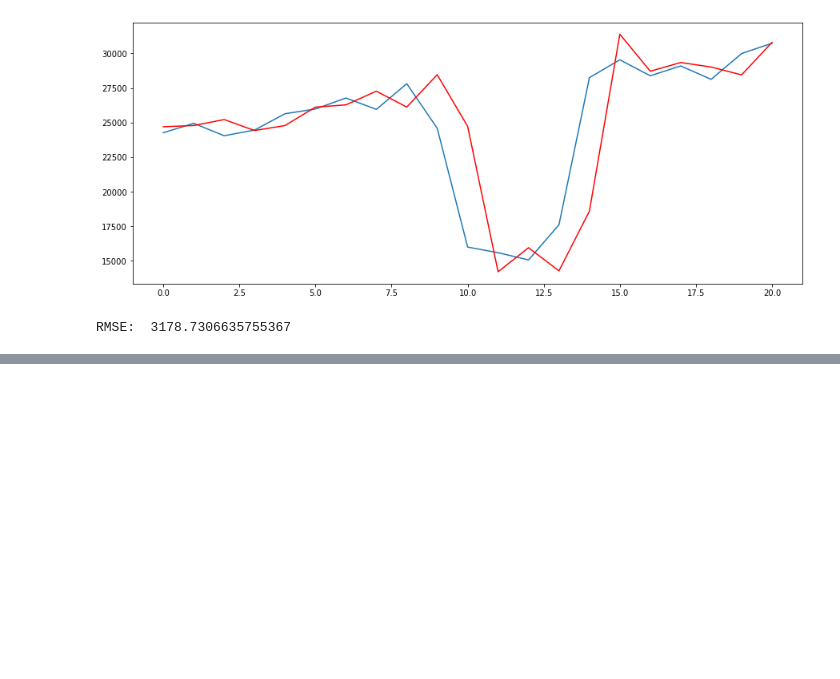
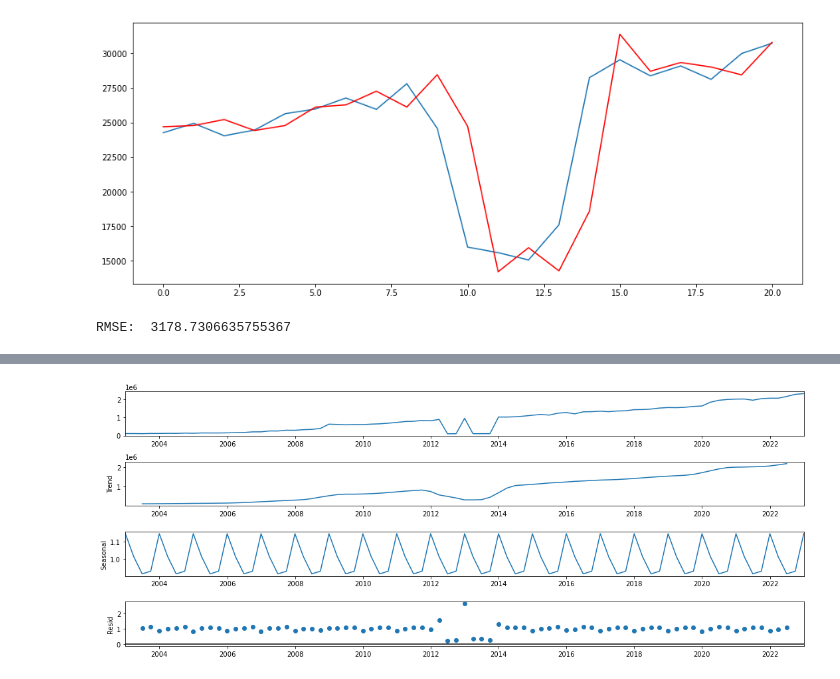
Before and after one commit to thgcns/Analise-predititiva-indicadores-financeiros, a Jupyter notebook: arima-itub.ipynb, the cells around one changed output, grey strips where cells are left out. Saved outputs shown, nothing was run; the diff lists cells and outputs as text; code cells hidden in the pictures; blank space fills up the shorter version.

```diff
--- a/arima-itub.ipynb
+++ b/arima-itub.ipynb
@@ -267,0 +318,7 @@ RMSE:  3178.7306635755367
+# %%
+from statsmodels.tsa.seasonal import seasonal_decompose
+result = seasonal_decompose(ituat, model='multiplicative')
+result.plot()
+plt.show()
+# %% [output]
+[figure, added]
```
Also changed, not shown: parts of 20 cells of this notebook, 12 other files.
